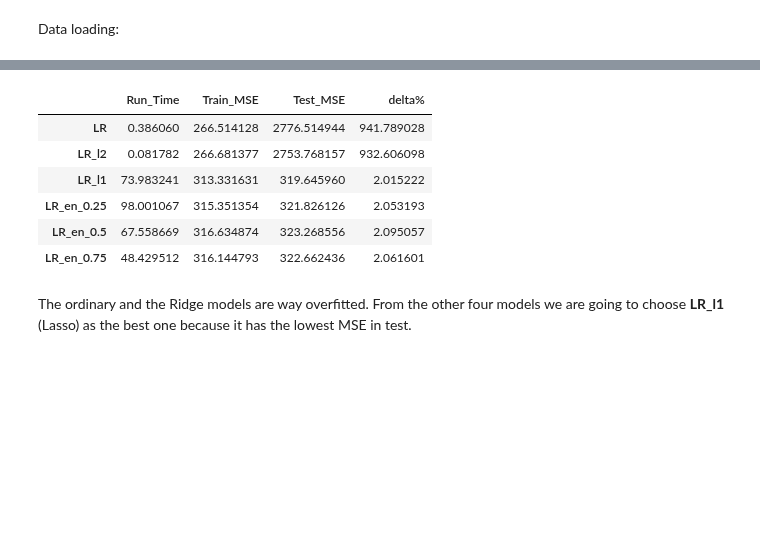
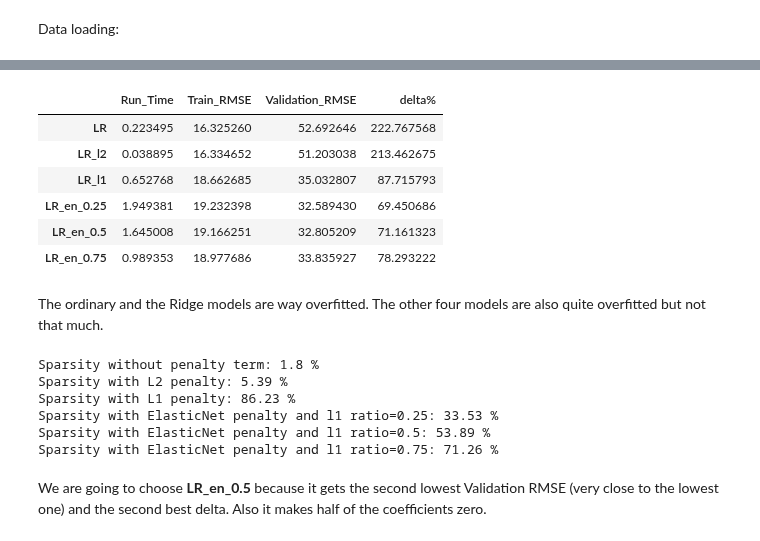
Before and after one commit to mgp165/TFG, a Jupyter notebook: notebooks/models/superconductivity/linear_regression.ipynb, the cells around one changed output, grey strips where cells are left out. Cells and saved outputs as stored; diff of their text form; code cells hidden in the pictures; blank space fills up the shorter version.

```diff
--- a/notebooks/models/superconductivity/linear_regression.ipynb
+++ b/notebooks/models/superconductivity/linear_regression.ipynb
@@ -18,7 +24,7 @@ test =  pd.read_parquet('../../../data/model_input/validation_sets/superconducti
 y_train = train.critical_temp
 X_train = train.drop(columns=['critical_temp'])
 # %%
-y_test = test.critical_temp
-X_test = test.drop(columns=['critical_temp'])
+y_validation = validation.critical_temp
+X_validation = validation.drop(columns=['critical_temp'])
 # %% [markdown]
 We are going to compute three type of models: Ordinary Least Squares Linear Regression, Ridge ($l_2$ penalty term), Lasso ($l_1$ penalty term) and ElasticNet (convex combination of Ridge and Lasso).
@@ -27,3 +31,13 @@ Every parameter modification is only to avoid warnings.
+# %%
+scaler = StandardScaler().fit(X_train, y_train)
+# %%
+X_train_scaled = scaler.transform(X_train)
+X_validation_scaled = scaler.transform(X_validation)
 # %%
 lr = LinearRegression()
+lr_l2 = Ridge()
+lr_l1 = Lasso()
+lr_en1 = ElasticNet(l1_ratio=0.25)
+lr_en2 = ElasticNet(l1_ratio=0.5)
+lr_en3 = ElasticNet(l1_ratio=0.75)
 # %%
@@ -40,13 +46,31 @@ names_list = ['LR', 'LR_l2', 'LR_l1', 'LR_en_0.25', 'LR_en_0.5', 'LR_en_0.75']
 # %%
-metrics = regression(models_list, names_list, '../../../data/metrics/superconductivity/linear_regression.parquet', X_train, y_train, X_test, y_test)
+metrics = regression(models_list, names_list, '../../../data/metrics/superconductivity/linear_regression.csv', X_train_scaled, y_train, X_validation_scaled, y_validation, metrics={})
 metrics
 # %% [output]
-|  | Run_Time | Train_MSE | Test_MSE | delta% |
-| LR | 0.386060 | 266.514128 | 2776.514944 | 941.789028 |
-| LR_l2 | 0.081782 | 266.681377 | 2753.768157 | 932.606098 |
-| LR_l1 | 73.983241 | 313.331631 | 319.645960 | 2.015222 |
-| LR_en_0.25 | 98.001067 | 315.351354 | 321.826126 | 2.053193 |
-| LR_en_0.5 | 67.558669 | 316.634874 | 323.268556 | 2.095057 |
-| LR_en_0.75 | 48.429512 | 316.144793 | 322.662436 | 2.061601 |
+|  | Run_Time | Train_RMSE | Validation_RMSE | delta% |
+| LR | 0.223495 | 16.325260 | 52.692646 | 222.767568 |
+| LR_l2 | 0.038895 | 16.334652 | 51.203038 | 213.462675 |
+| LR_l1 | 0.652768 | 18.662685 | 35.032807 | 87.715793 |
+| LR_en_0.25 | 1.949381 | 19.232398 | 32.589430 | 69.450686 |
+| LR_en_0.5 | 1.645008 | 19.166251 | 32.805209 | 71.161323 |
+| LR_en_0.75 | 0.989353 | 18.977686 | 33.835927 | 78.293222 |
 # %% [markdown]
-The ordinary and the Ridge models are way overfitted. From the other four models we are going to choose **LR_l1** (Lasso) as the best one because it has the lowest MSE in test.
+The ordinary and the Ridge models are way overfitted. The other four models are also quite overfitted but not that much.
+# %%
+sparsity = [np.mean(mod.coef_.ravel() == 0)*100 for mod in models_list]
+
+print("Sparsity without penalty term:", round(sparsity[0], 2), '%')
+print("Sparsity with L2 penalty:", round(sparsity[1], 2), '%')
+print("Sparsity with L1 penalty:", round(sparsity[2], 2), '%')
+print("Sparsity with ElasticNet penalty and l1 ratio=0.25:", round(sparsity[3], 2), '%')
+print("Sparsity with ElasticNet penalty and l1 ratio=0.5:", round(sparsity[4], 2), '%')
+print("Sparsity with ElasticNet penalty and l1 ratio=0.75:", round(sparsity[5], 2), '%')
+# %% [output]
+Sparsity without penalty term: 1.8 %
+Sparsity with L2 penalty: 5.39 %
+Sparsity with L1 penalty: 86.23 %
+Sparsity with ElasticNet penalty and l1 ratio=0.25: 33.53 %
+Sparsity with ElasticNet penalty and l1 ratio=0.5: 53.89 %
+Sparsity with ElasticNet penalty and l1 ratio=0.75: 71.26 %
+# %% [markdown]
+We are going to choose **LR_en_0.5** because it gets the second lowest Validation RMSE (very close to the lowest one) and the second best delta. Also it makes half of the coefficients zero.
```
Also changed, not shown: parts of 21 cells of this notebook, 1 other file.
